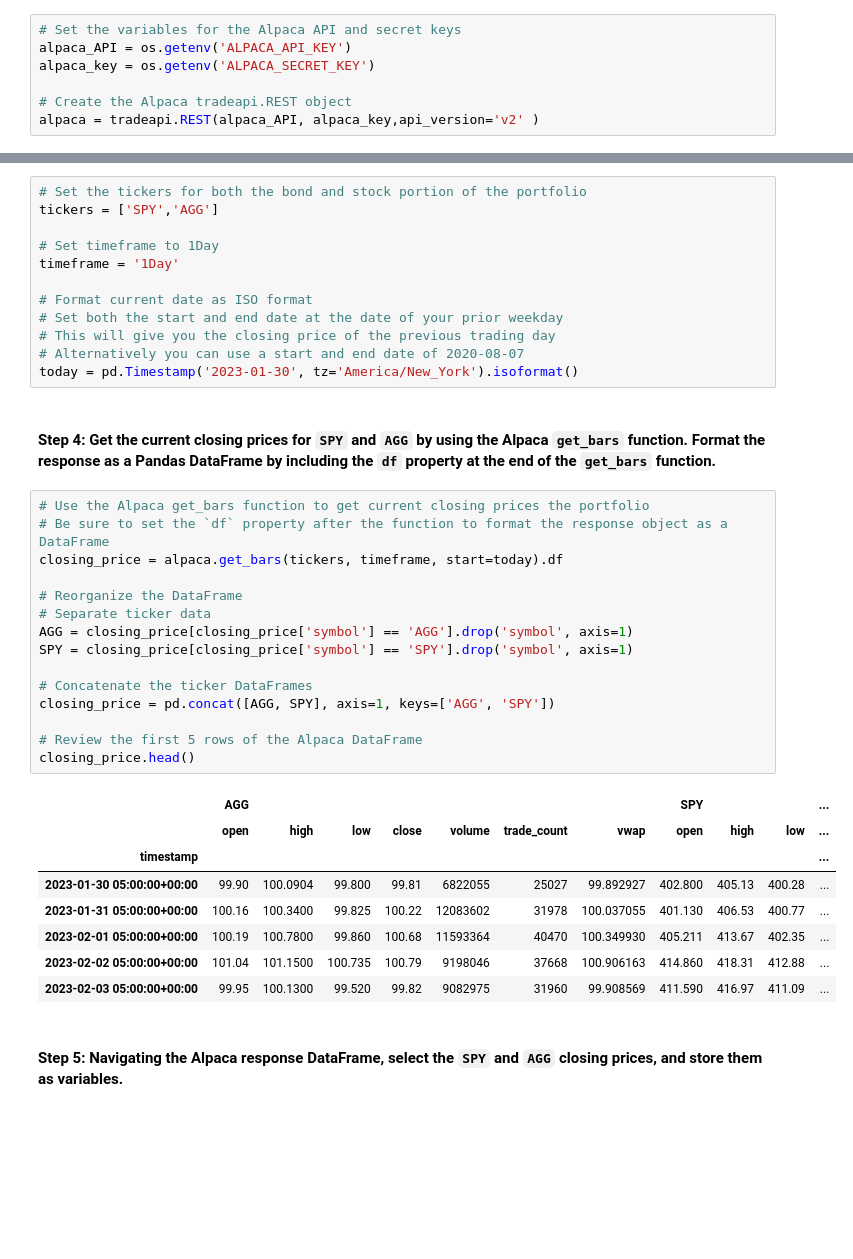
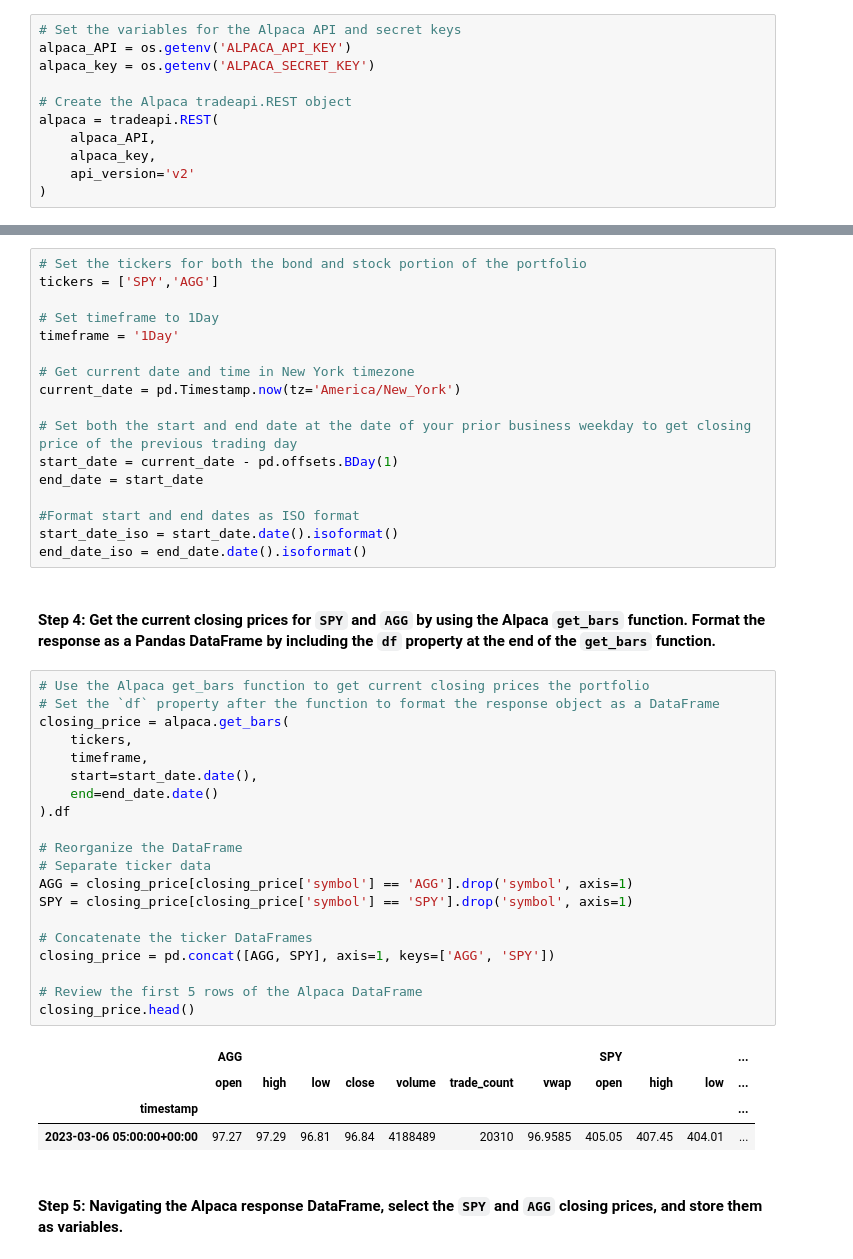
Before and after one commit to Xipilscode/Financial_Planning_Projections, a Jupyter notebook: financial_planning_tools.ipynb, the cells around one changed output, grey strips where cells are left out. Cells and saved outputs as stored; diff of their text form; blank space fills up the shorter version.

```diff
--- a/financial_planning_tools.ipynb
+++ b/financial_planning_tools.ipynb
@@ -192,7 +192,11 @@ alpaca_API = os.getenv('ALPACA_API_KEY')
 alpaca_key = os.getenv('ALPACA_SECRET_KEY')
 
 # Create the Alpaca tradeapi.REST object
-alpaca = tradeapi.REST(alpaca_API, alpaca_key,api_version='v2' )
+alpaca = tradeapi.REST(
+    alpaca_API,
+    alpaca_key,
+    api_version='v2'
+)
 # %% [markdown]
 #### Step 3: Set the following parameters for the Alpaca API call:
 
@@ -208,37 +212,43 @@ tickers = ['SPY','AGG']
 # Set timeframe to 1Day
 timeframe = '1Day'
 
-# Format current date as ISO format
-# Set both the start and end date at the date of your prior weekday
-# This will give you the closing price of the previous trading day
-# Alternatively you can use a start and end date of 2020-08-07
-today = pd.Timestamp('2023-01-30', tz='America/New_York').isoformat()
+# Get current date and time in New York timezone
+current_date = pd.Timestamp.now(tz='America/New_York')
+
+# Set both the start and end date at the date of your prior business weekday to get closing price of the previous trading day
+start_date = current_date - pd.offsets.BDay(1)
+end_date = start_date
+
+#Format start and end dates as ISO format
+start_date_iso = start_date.date().isoformat()
+end_date_iso = end_date.date().isoformat()
 # %% [markdown]
 #### Step 4: Get the current closing prices for `SPY` and `AGG` by using the Alpaca `get_bars` function. Format the response as a Pandas DataFrame by including the `df` property at the end of the `get_bars` function.
 # %%
 # Use the Alpaca get_bars function to get current closing prices the portfolio
-# Be sure to set the `df` property after the function to format the response object as a DataFrame
-closing_price = alpaca.get_bars(tickers, timeframe, start=today).df
+# Set the `df` property after the function to format the response object as a DataFrame
+closing_price = alpaca.get_bars(
+    tickers,
+    timeframe,
+    start=start_date.date(),
+    end=end_date.date()
+).df
 
 # Reorganize the DataFrame
 # Separate ticker data
 AGG = closing_price[closing_price['symbol'] == 'AGG'].drop('symbol', axis=1)
 SPY = closing_price[closing_price['symbol'] == 'SPY'].drop('symbol', axis=1)
 
 # Concatenate the ticker DataFrames
 closing_price = pd.concat([AGG, SPY], axis=1, keys=['AGG', 'SPY'])
 
 # Review the first 5 rows of the Alpaca DataFrame
 closing_price.head()
 # %% [output]
 |  | AGG |  |  |  |  |  |  | SPY |  |  | ... |
 |  | open | high | low | close | volume | trade_count | vwap | open | high | low | ... |
 | timestamp |  |  |  |  |  |  |  |  |  |  | ... |
-| 2023-01-30 05:00:00+00:00 | 99.90 | 100.0904 | 99.800 | 99.81 | 6822055 | 25027 | 99.892927 | 402.800 | 405.13 | 400.28 | ... |
-| 2023-01-31 05:00:00+00:00 | 100.16 | 100.3400 | 99.825 | 100.22 | 12083602 | 31978 | 100.037055 | 401.130 | 406.53 | 400.77 | ... |
-| 2023-02-01 05:00:00+00:00 | 100.19 | 100.7800 | 99.860 | 100.68 | 11593364 | 40470 | 100.349930 | 405.211 | 413.67 | 402.35 | ... |
-| 2023-02-02 05:00:00+00:00 | 101.04 | 101.1500 | 100.735 | 100.79 | 9198046 | 37668 | 100.906163 | 414.860 | 418.31 | 412.88 | ... |
-| 2023-02-03 05:00:00+00:00 | 99.95 | 100.1300 | 99.520 | 99.82 | 9082975 | 31960 | 99.908569 | 411.590 | 416.97 | 411.09 | ... |
+| 2023-03-06 05:00:00+00:00 | 97.27 | 97.29 | 96.81 | 96.84 | 4188489 | 20310 | 96.9585 | 405.05 | 407.45 | 404.01 | ... |
 # %% [markdown]
 #### Step 5: Navigating the Alpaca response DataFrame, select the `SPY` and `AGG` closing prices, and store them as variables.
 # %%
```
Also changed, not shown: parts of 47 cells of this notebook.
